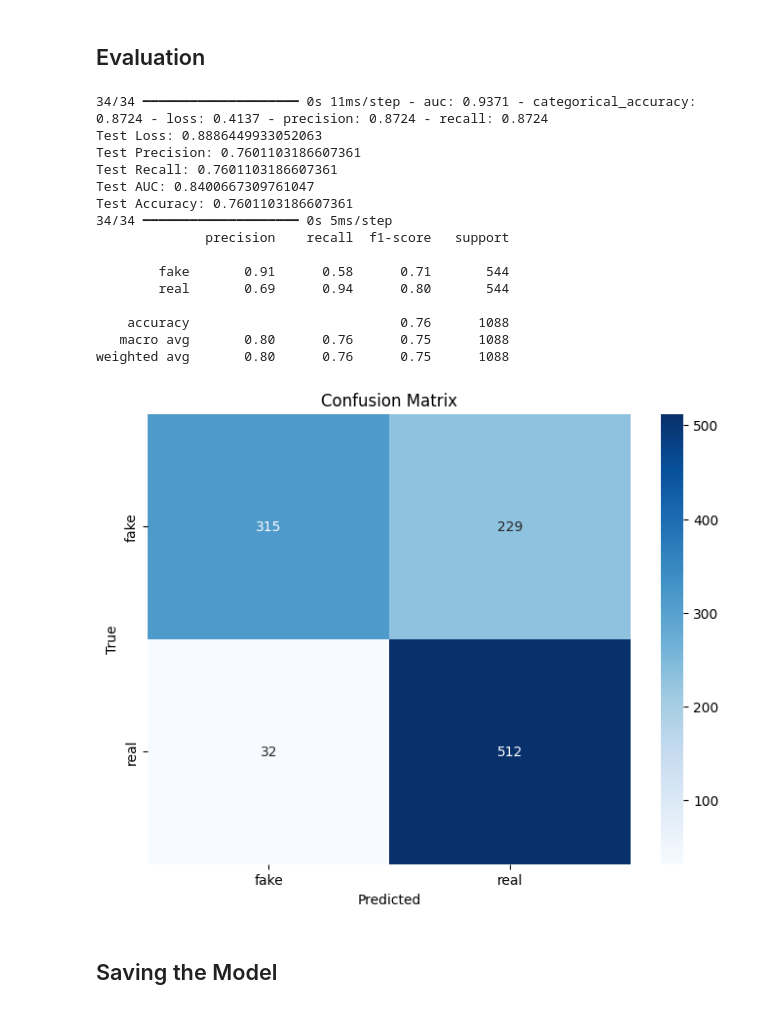
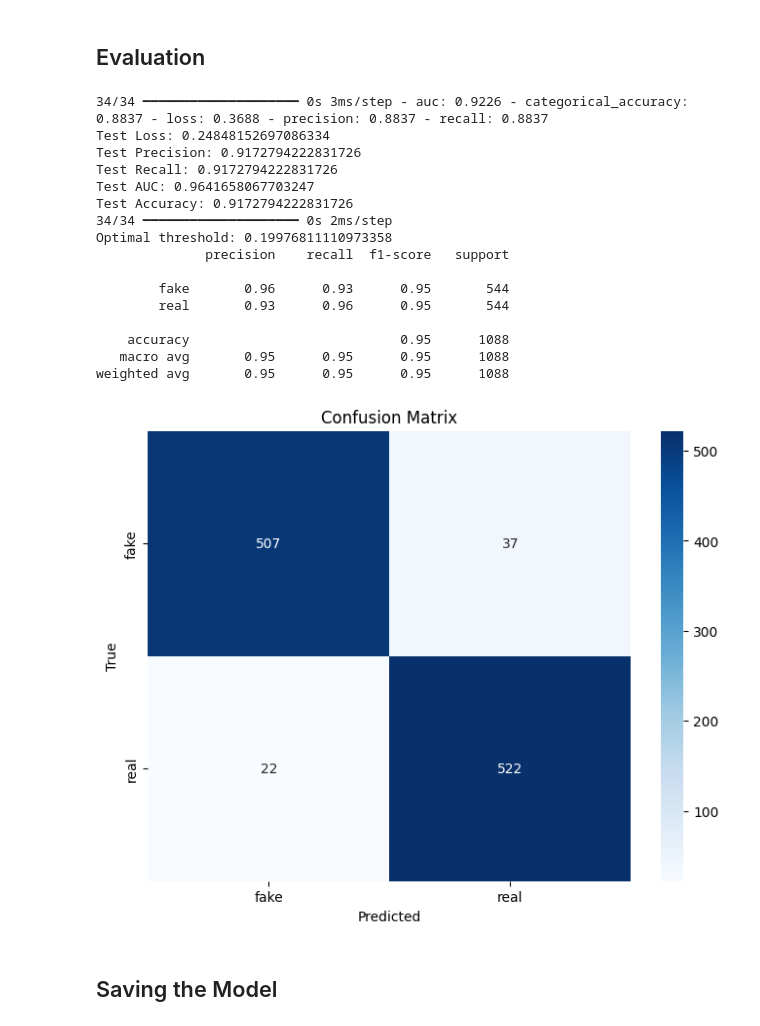
Before and after one commit to barondebajit/SyntheticAudioDetector, a Jupyter notebook: main.ipynb, the cells around one changed output. Cells and saved outputs as stored; diff of their text form; code cells hidden in the pictures.

```diff
--- a/main.ipynb
+++ b/main.ipynb
@@ -64,6 +87,7 @@ def extract_features(file_path, num_mfcc=40):
     return mfcc
 # %%
-def load_dataset(dataset_path, type="training"):
+# Function to load the dataset
+def load_dataset(dataset_path, type="training", augment=False):
     features = []
     labels = []
     full_path = os.path.join(dataset_path, type)
@@ -74,15 +98,15 @@ def load_dataset(dataset_path, type="training"):
         for file in os.listdir(label_dir):
             if file.endswith('.wav'):
                 file_path = os.path.join(label_dir, file)
-                mfcc = extract_features(file_path)
-                mfcc = np.expand_dims(mfcc, axis=-1)
+                mfcc = extract_features(file_path, augment=augment)
                 features.append(mfcc)
                 labels.append(label)
     return np.array(features), np.array(labels)
 # %% [markdown]
 ## Data Preprocessing
 # %%
-X_train, y_train = load_dataset(DATASET_PATH, type="training")
-X_validation, y_validation = load_dataset(DATASET_PATH, type="validation")
-X_test, y_test = load_dataset(DATASET_PATH, type="testing")
+# Load the dataset
+X_train, y_train = load_dataset(DATASET_PATH, type="training", augment=True)
+X_validation, y_validation = load_dataset(DATASET_PATH, type="validation", augment=False)
+X_test, y_test = load_dataset(DATASET_PATH, type="testing", augment=False)
 # %%
@@ -168,7 +194,7 @@ early_stopping = EarlyStopping(
 )
 
 model_checkpoint = ModelCheckpoint(
-    filepath='model/best_model.h5',
+    filepath='model/best_model.keras',
     monitor='val_loss',
     save_best_only=True,
     mode='min'
@@ -201,12 +227,15 @@ Model: "sequential"
 ## Training
 # %%
 # Training the model
+class_weights = {0: 1.5, 1: 1.0}
+
 history = model.fit(
     X_train,
     y_train,
     validation_data=(X_validation, y_validation),
     epochs=100,
     batch_size=32,
+    class_weight=class_weights,
     callbacks=[early_stopping, model_checkpoint]
 )
 # %% [output]
@@ -266,45 +293,55 @@ plt.show()
 # %%
 # Evaluating the model
 test_loss, test_precision, test_recall, test_auc, test_accuracy = model.evaluate(X_test, y_test)
 print(f"Test Loss: {test_loss}")
 print(f"Test Precision: {test_precision}")
 print(f"Test Recall: {test_recall}")
 print(f"Test AUC: {test_auc}")
 print(f"Test Accuracy: {test_accuracy}")
 
+# Computing Threshold
+y_pred_probs = model.predict(X_test)[:, 1]
+y_true = np.argmax(y_test, axis=1)
+fpr, tpr, thresholds = roc_curve(y_true, y_pred_probs)
+
+youden_index = tpr - fpr
+optimal_idx = np.argmax(youden_index)
+optimal_threshold = thresholds[optimal_idx]
+print(f"Optimal threshold: {optimal_threshold}")
+
 # Generating predictions
-y_pred = model.predict(X_test)
-y_pred_classes = np.argmax(y_pred, axis=1)
-y_true_classes = np.argmax(y_test, axis=1)
+y_pred = (y_pred_probs >= optimal_threshold).astype(int)
 
 # Generating classification report
-print(classification_report(y_true_classes, y_pred_classes, target_names=label_encoder.classes_))
+print(classification_report(y_true, y_pred, target_names=label_encoder.classes_))
 
-# Generating numerical confusion matrix
-cm = confusion_matrix(y_true_classes, y_pred_classes)
+# Generating confusion matrix
+cm = confusion_matrix(y_true, y_pred)
 plt.figure(figsize=(8, 6))
 sns.heatmap(cm, annot=True, fmt='d', cmap='Blues', xticklabels=label_encoder.classes_, yticklabels=label_encoder.classes_)
 plt.title('Confusion Matrix')
 plt.xlabel('Predicted')
 plt.ylabel('True')
+plt.savefig('src/confusion_matrix.png')
 plt.show()
 # %% [output]
-34/34 ━━━━━━━━━━━━━━━━━━━━ 0s 11ms/step - auc: 0.9371 - categorical_accuracy: 0.8724 - loss: 0.4137 - precision: 0.8724 - recall: 0.8724
-Test Loss: 0.8886449933052063
-Test Precision: 0.7601103186607361
-Test Recall: 0.7601103186607361
-Test AUC: 0.8400667309761047
-Test Accuracy: 0.7601103186607361
-34/34 ━━━━━━━━━━━━━━━━━━━━ 0s 5ms/step
+34/34 ━━━━━━━━━━━━━━━━━━━━ 0s 3ms/step - auc: 0.9226 - categorical_accuracy: 0.8837 - loss: 0.3688 - precision: 0.8837 - recall: 0.8837
+Test Loss: 0.24848152697086334
+Test Precision: 0.9172794222831726
+Test Recall: 0.9172794222831726
+Test AUC: 0.9641658067703247
+Test Accuracy: 0.9172794222831726
+34/34 ━━━━━━━━━━━━━━━━━━━━ 0s 2ms/step
+Optimal threshold: 0.19976811110973358
               precision    recall  f1-score   support
 
-        fake       0.91      0.58      0.71       544
-        real       0.69      0.94      0.80       544
+        fake       0.96      0.93      0.95       544
+        real       0.93      0.96      0.95       544
 
-    accuracy                           0.76      1088
-   macro avg       0.80      0.76      0.75      1088
-weighted avg       0.80      0.76      0.75      1088
+    accuracy                           0.95      1088
+   macro avg       0.95      0.95      0.95      1088
+weighted avg       0.95      0.95      0.95      1088
-[figure, old version]
+[figure, new version]
 # %% [markdown]
 ## Saving the Model
 # %%
```
Also changed, not shown: parts of 9 cells of this notebook, 9 other files.
